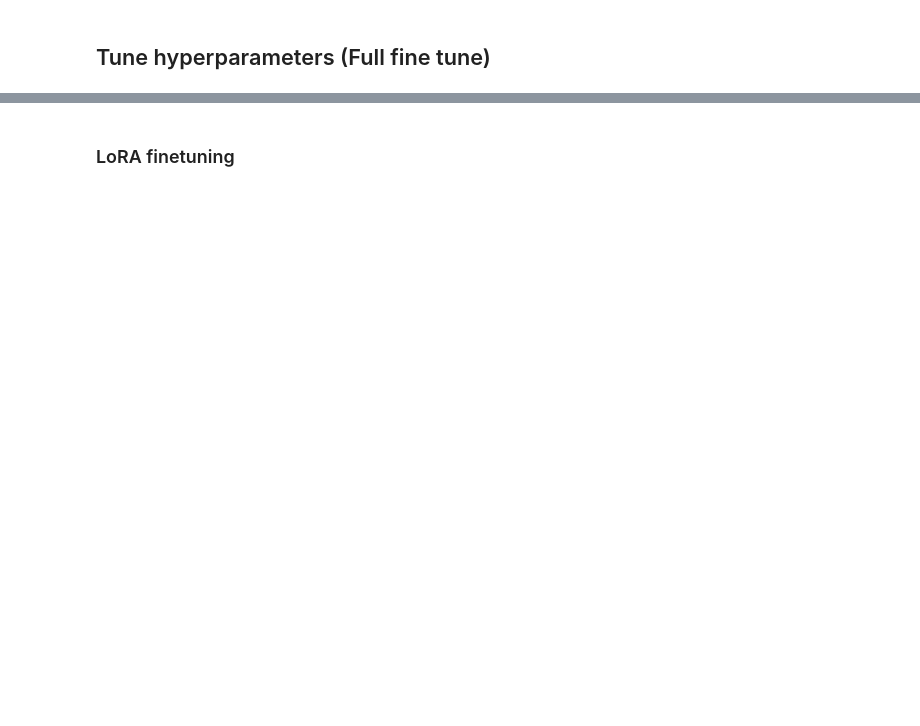
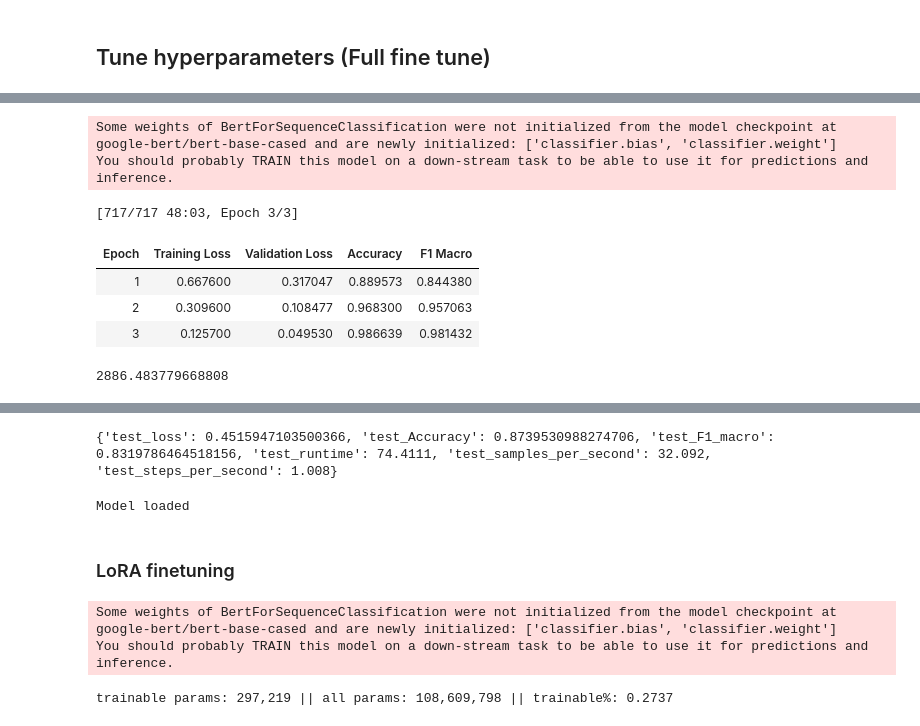
Before and after one commit to cedrickbx/LLM_finetuning_project, a Jupyter notebook: CS614_Assignment_1.ipynb, the cells around one changed output, grey strips where cells are left out. Saved outputs shown, nothing was run; the diff lists cells and outputs as text; code cells hidden in the pictures; blank space fills up the shorter version.

```diff
--- a/CS614_Assignment_1.ipynb
+++ b/CS614_Assignment_1.ipynb
@@ -241,0 +275,33 @@ tuned_trainer = Trainer(
+# %%
+#apply the best hyperparameters to TrainingArguments
+best_args = replace(
+    tuned_trainer.args, #call args from tuned_trainers
+    **best_trial.hyperparameters #apply best set of hyperparameters
+)
+
+best_tuned_trainer = Trainer(
+    model=model_instance(),
+    args=best_args,
+    train_dataset=train_dataset,
+    eval_dataset=val_dataset,
+    data_collator=DataCollatorWithPadding(tokenizer=tokenizer),
+    compute_metrics=compute_metrics,
+)
+
+# 4) Train once with the best hyperparams, then evaluate on test
+train_LLM(best_tuned_trainer)
+# test_metrics = best_tuned_trainer.evaluate(eval_dataset=test_dataset)
+pred_output = best_tuned_trainer.predict(test_dataset)
+pred_logits = pred_output.predictions
+true_labels = pred_output.label_ids
+test_metrics = pred_output.metrics #get metrics
+print(test_metrics)
+# %% [output]
+Some weights of BertForSequenceClassification were not initialized from the model checkpoint at google-bert/bert-base-cased and are newly initialized: ['classifier.bias', 'classifier.weight']
+You should probably TRAIN this model on a down-stream task to be able to use it for predictions and inference.
+[717/717 48:03, Epoch 3/3]
+| Epoch | Training Loss | Validation Loss | Accuracy | F1 Macro |
+| 1 | 0.667600 | 0.317047 | 0.889573 | 0.844380 |
+| 2 | 0.309600 | 0.108477 | 0.968300 | 0.957063 |
+| 3 | 0.125700 | 0.049530 | 0.986639 | 0.981432 |
+2886.483779668808
@@ -241,0 +309 @@ tuned_trainer = Trainer(
+{'test_loss': 0.4515947103500366, 'test_Accuracy': 0.8739530988274706, 'test_F1_macro': 0.8319786464518156, 'test_runtime': 74.4111, 'test_samples_per_second': 32.092, 'test_steps_per_second': 1.008}
@@ -242,3 +314,8 @@ tuned_trainer = Trainer(
+# %%
+best_tuned_trainer = AutoModelForSequenceClassification.from_pretrained(directory_for_tuned_bert)
+print("Model loaded")
+# %% [output]
+Model loaded
 # %% [markdown]
 ### LoRA finetuning
 # %%
@@ -252 +330,9 @@ lora_config = LoraConfig(
 )
+# %%
+
+model = get_peft_model(model_instance(), lora_config)
+model.print_trainable_parameters()  # sanity check: only a few % of params trainable
+# %% [output]
+Some weights of BertForSequenceClassification were not initialized from the model checkpoint at google-bert/bert-base-cased and are newly initialized: ['classifier.bias', 'classifier.weight']
+You should probably TRAIN this model on a down-stream task to be able to use it for predictions and inference.
+trainable params: 297,219 || all params: 108,609,798 || trainable%: 0.2737
```
Also changed, not shown: parts of 18 cells of this notebook.
